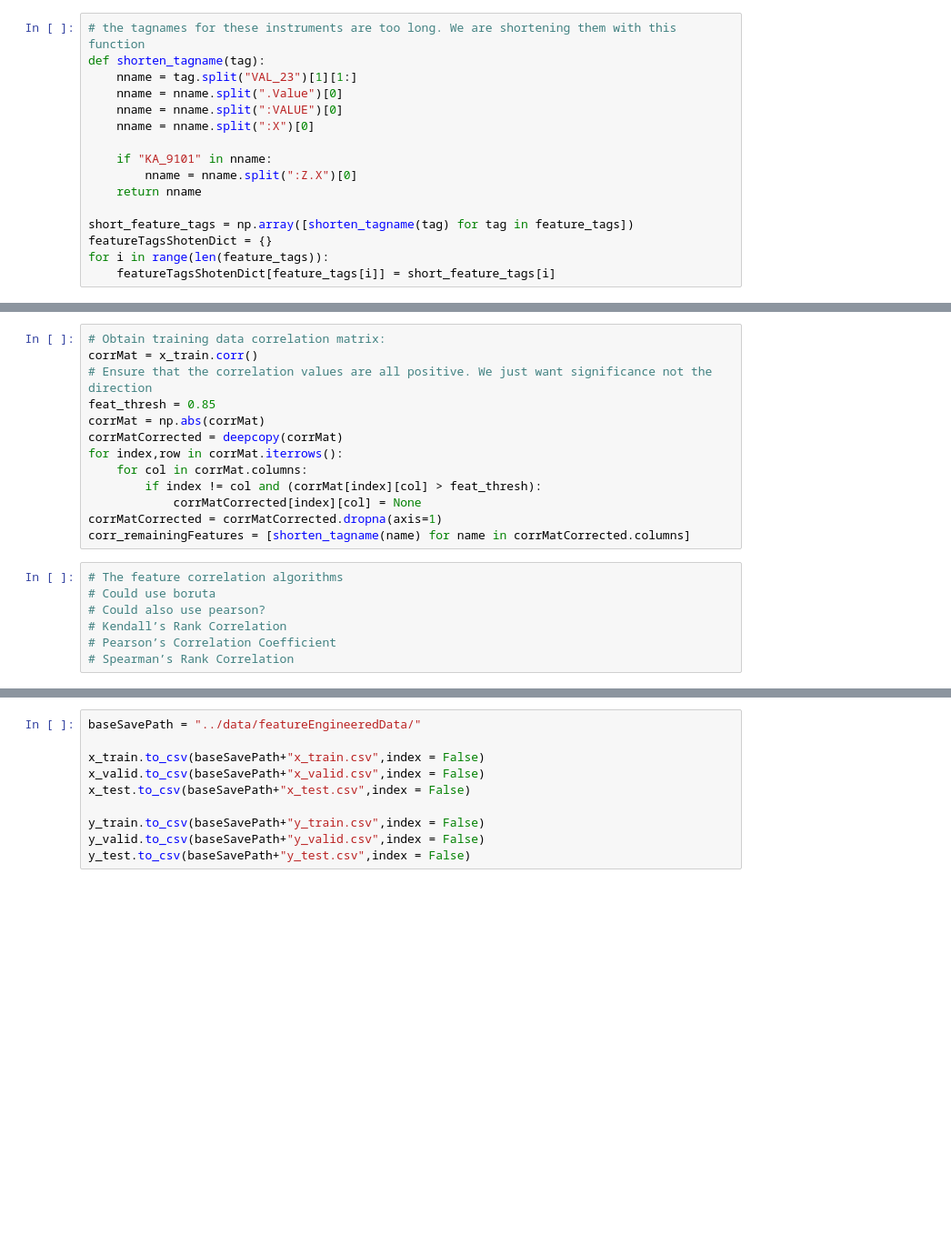
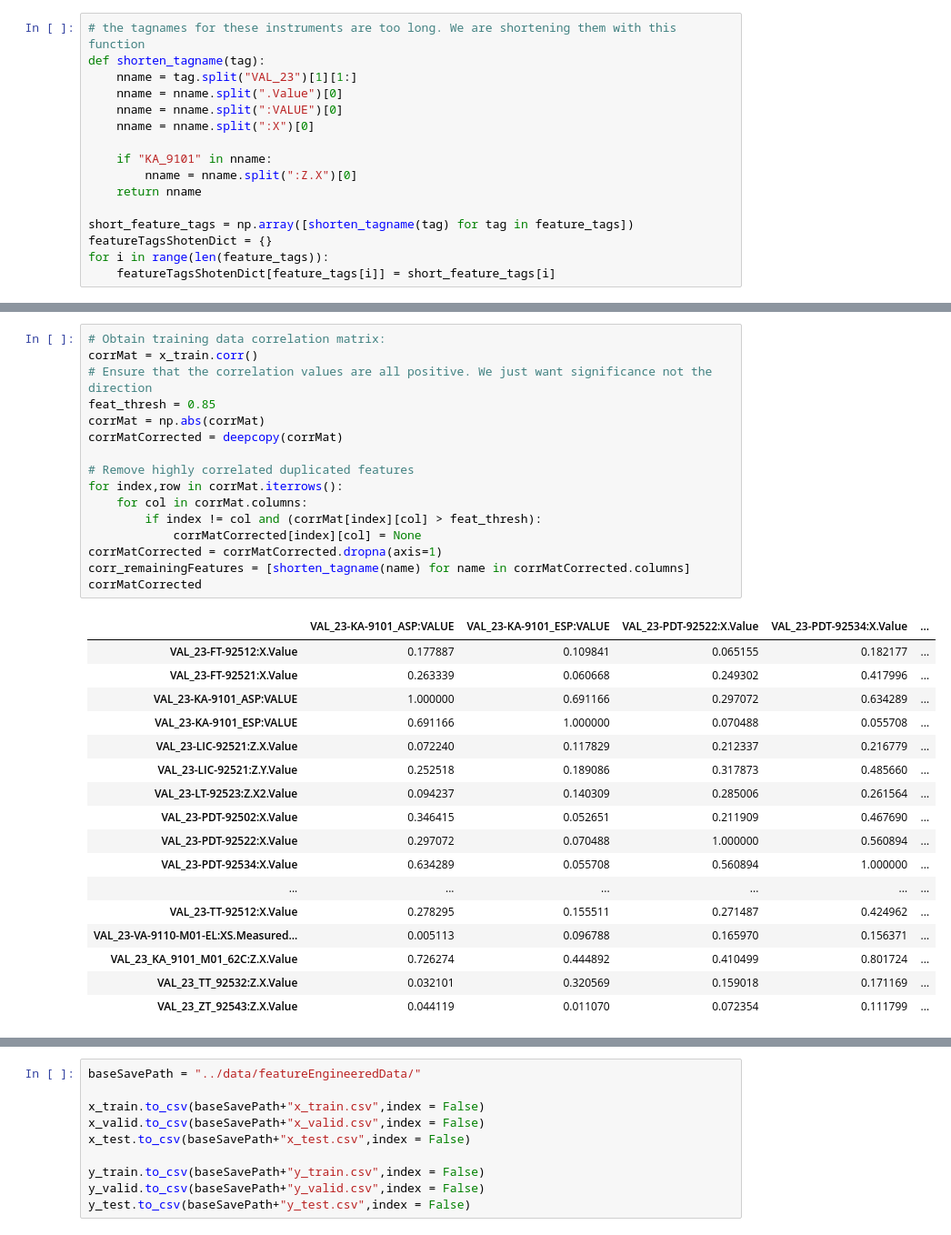
Before and after one commit to rkdey95/sensesAnomalousDelfi, a Jupyter notebook: src/dataProcecssing.ipynb, the cells around one changed output, grey strips where cells are left out. Shown: that part at 91% size. Cells and saved outputs as stored; diff of their text form; blank space fills up the shorter version.

```diff
--- a/src/dataProcecssing.ipynb
+++ b/src/dataProcecssing.ipynb
@@ -112,20 +125,34 @@ Text(0.5, 1.0, 'Correlation Matrix Plot')
 # %%
 # Obtain training data correlation matrix:
 corrMat = x_train.corr()
 # Ensure that the correlation values are all positive. We just want significance not the direction
 feat_thresh = 0.85
 corrMat = np.abs(corrMat)
 corrMatCorrected = deepcopy(corrMat)
+
+# Remove highly correlated duplicated features
 for index,row in corrMat.iterrows():
     for col in corrMat.columns:
         if index != col and (corrMat[index][col] > feat_thresh):
             corrMatCorrected[index][col] = None
 corrMatCorrected = corrMatCorrected.dropna(axis=1)
 corr_remainingFeatures = [shorten_tagname(name) for name in corrMatCorrected.columns]
+corrMatCorrected
+# %% [output]
+|  | VAL_23-KA-9101_ASP:VALUE | VAL_23-KA-9101_ESP:VALUE | VAL_23-PDT-92522:X.Value | VAL_23-PDT-92534:X.Value | ... |
+| VAL_23-FT-92512:X.Value | 0.177887 | 0.109841 | 0.065155 | 0.182177 | ... |
+| VAL_23-FT-92521:X.Value | 0.263339 | 0.060668 | 0.249302 | 0.417996 | ... |
+| VAL_23-KA-9101_ASP:VALUE | 1.000000 | 0.691166 | 0.297072 | 0.634289 | ... |
+| VAL_23-KA-9101_ESP:VALUE | 0.691166 | 1.000000 | 0.070488 | 0.055708 | ... |
+| VAL_23-LIC-92521:Z.X.Value | 0.072240 | 0.117829 | 0.212337 | 0.216779 | ... |
+| VAL_23-LIC-92521:Z.Y.Value | 0.252518 | 0.189086 | 0.317873 | 0.485660 | ... |
+| VAL_23-LT-92523:Z.X2.Value | 0.094237 | 0.140309 | 0.285006 | 0.261564 | ... |
+| VAL_23-PDT-92502:X.Value | 0.346415 | 0.052651 | 0.211909 | 0.467690 | ... |
+| VAL_23-PDT-92522:X.Value | 0.297072 | 0.070488 | 1.000000 | 0.560894 | ... |
+| VAL_23-PDT-92534:X.Value | 0.634289 | 0.055708 | 0.560894 | 1.000000 | ... |
+| ... | ... | ... | ... | ... | ... |
+| VAL_23-TT-92512:X.Value | 0.278295 | 0.155511 | 0.271487 | 0.424962 | ... |
+| VAL_23-VA-9110-M01-EL:XS.Measured... | 0.005113 | 0.096788 | 0.165970 | 0.156371 | ... |
+| VAL_23_KA_9101_M01_62C:Z.X.Value | 0.726274 | 0.444892 | 0.410499 | 0.801724 | ... |
+| VAL_23_TT_92532:Z.X.Value | 0.032101 | 0.320569 | 0.159018 | 0.171169 | ... |
+| VAL_23_ZT_92543:Z.X.Value | 0.044119 | 0.011070 | 0.072354 | 0.111799 | ... |
-# %%
-# The feature correlation algorithms
-# Could use boruta
-# Could also use pearson?
-# Kendall’s Rank Correlation
-# Pearson’s Correlation Coefficient
-# Spearman’s Rank Correlation
```
Also changed, not shown: parts of 34 cells of this notebook, 5 other files.
